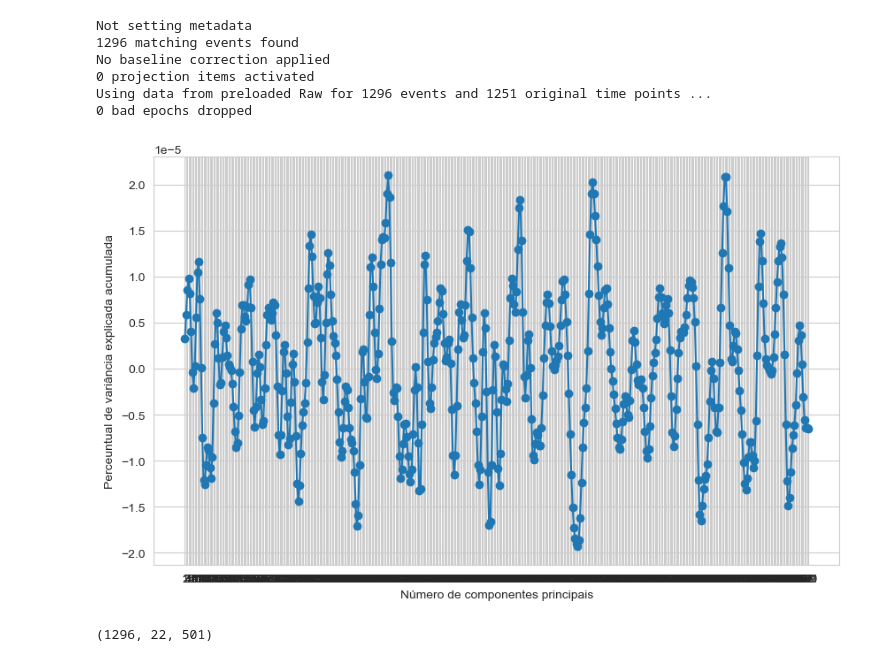
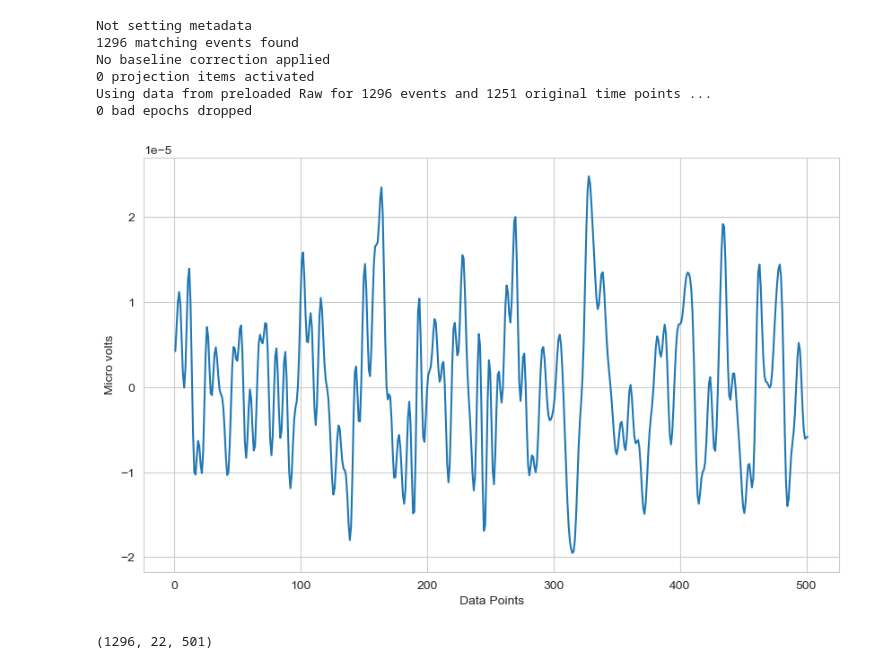
Before and after one commit to MasterExecuson/Data_Science, a Jupyter notebook: code/novos modelos e tratamentos de dados/TCC - epochs processing - 2a.ipynb, the cells around one changed output. Drawn from its saved outputs; the diff is of its cells as text; code cells hidden in the pictures.

```diff
--- a/code/novos modelos e tratamentos de dados/TCC - epochs processing - 2a.ipynb
+++ b/code/novos modelos e tratamentos de dados/TCC - epochs processing - 2a.ipynb
@@ -309,13 +344,12 @@ epochs_data_train = epochs_train.get_data()
 # %%
 fig, ax = plt.subplots(figsize=(10, 6))
 eixo_x = list(range(1, len(epochs_data_train[0][0])+1))
-ax.plot(eixo_x, epochs_data_train[0][0], marker="o")
-ax.set_xlabel("Número de componentes principais")
-ax.set_ylabel("Perceuntual de variância explicada acumulada")
-ax.set_xticks(eixo_x)
+ax.plot(eixo_x, epochs_data_train[0][0])
+ax.set_xlabel("Data Points")
+ax.set_ylabel("Micro volts")
 plt.show()
 # %% [output]
-[figure, old version]
+[figure, new version]
 # %%
 epochs_data_train.shape
 # Number of events , channels, each measurement (f*t)
```
Also changed, not shown: parts of 13 cells of this notebook, 6 other files.
